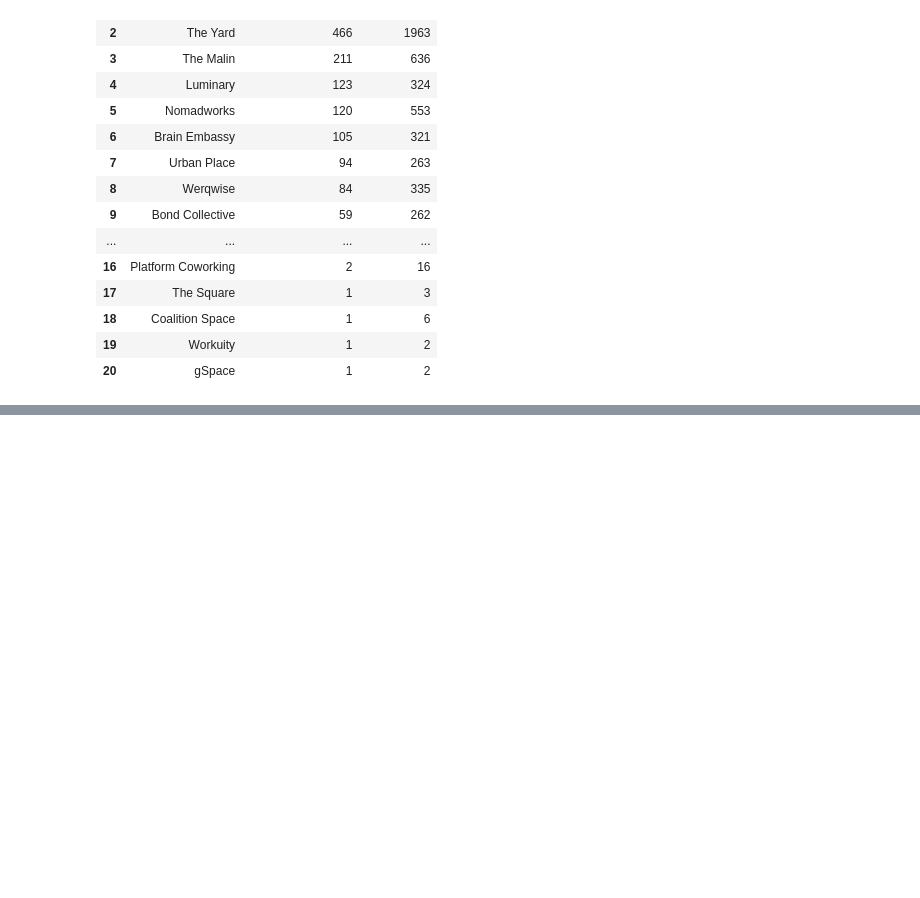
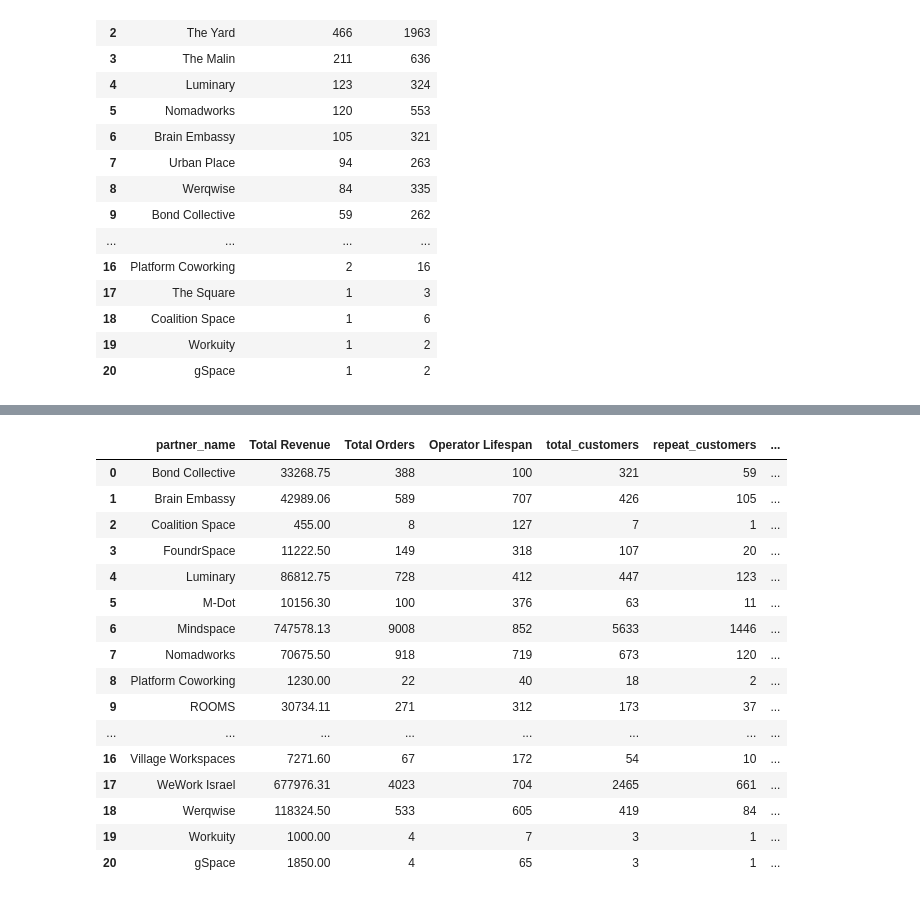
Before and after one commit to talnmizrachi/flexspace_proj, a Jupyter notebook: july_13_flexpython.ipynb, the cells around one changed output, grey strips where cells are left out. Drawn from its saved outputs; the diff is of its cells as text; code cells hidden in the pictures; blank space fills up the shorter version.

```diff
--- a/july_13_flexpython.ipynb
+++ b/july_13_flexpython.ipynb
@@ -665,0 +849,20 @@ customer_df
+# %%
+cust_df
+# %% [output]
+|  | partner_name | Total Revenue | Total Orders | Operator Lifespan | total_customers | repeat_customers | ... |
+| 0 | Bond Collective | 33268.75 | 388 | 100 | 321 | 59 | ... |
+| 1 | Brain Embassy | 42989.06 | 589 | 707 | 426 | 105 | ... |
+| 2 | Coalition Space | 455.00 | 8 | 127 | 7 | 1 | ... |
+| 3 | FoundrSpace | 11222.50 | 149 | 318 | 107 | 20 | ... |
+| 4 | Luminary | 86812.75 | 728 | 412 | 447 | 123 | ... |
+| 5 | M-Dot | 10156.30 | 100 | 376 | 63 | 11 | ... |
+| 6 | Mindspace | 747578.13 | 9008 | 852 | 5633 | 1446 | ... |
+| 7 | Nomadworks | 70675.50 | 918 | 719 | 673 | 120 | ... |
+| 8 | Platform Coworking | 1230.00 | 22 | 40 | 18 | 2 | ... |
+| 9 | ROOMS | 30734.11 | 271 | 312 | 173 | 37 | ... |
+| ... | ... | ... | ... | ... | ... | ... | ... |
+| 16 | Village Workspaces | 7271.60 | 67 | 172 | 54 | 10 | ... |
+| 17 | WeWork Israel | 677976.31 | 4023 | 704 | 2465 | 661 | ... |
+| 18 | Werqwise | 118324.50 | 533 | 605 | 419 | 84 | ... |
+| 19 | Workuity | 1000.00 | 4 | 7 | 3 | 1 | ... |
+| 20 | gSpace | 1850.00 | 4 | 65 | 3 | 1 | ... |
```
Also changed, not shown: parts of 20 cells of this notebook.
